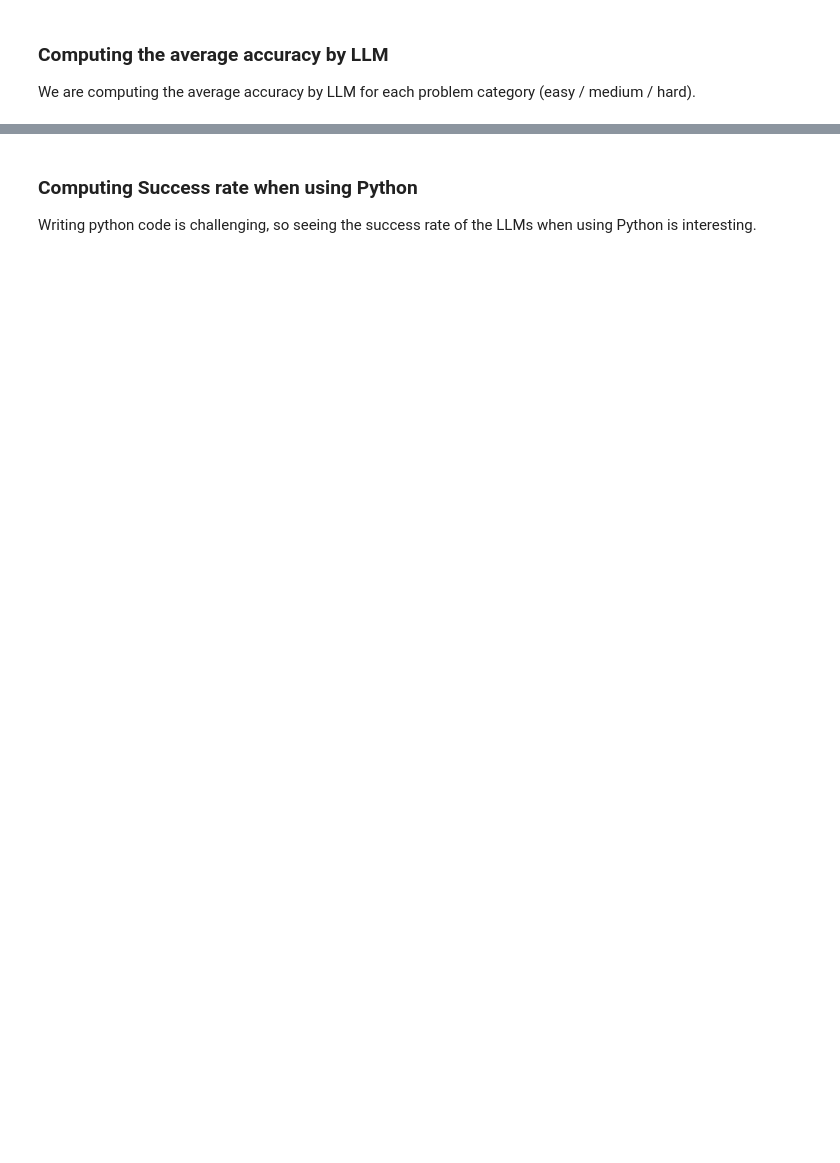
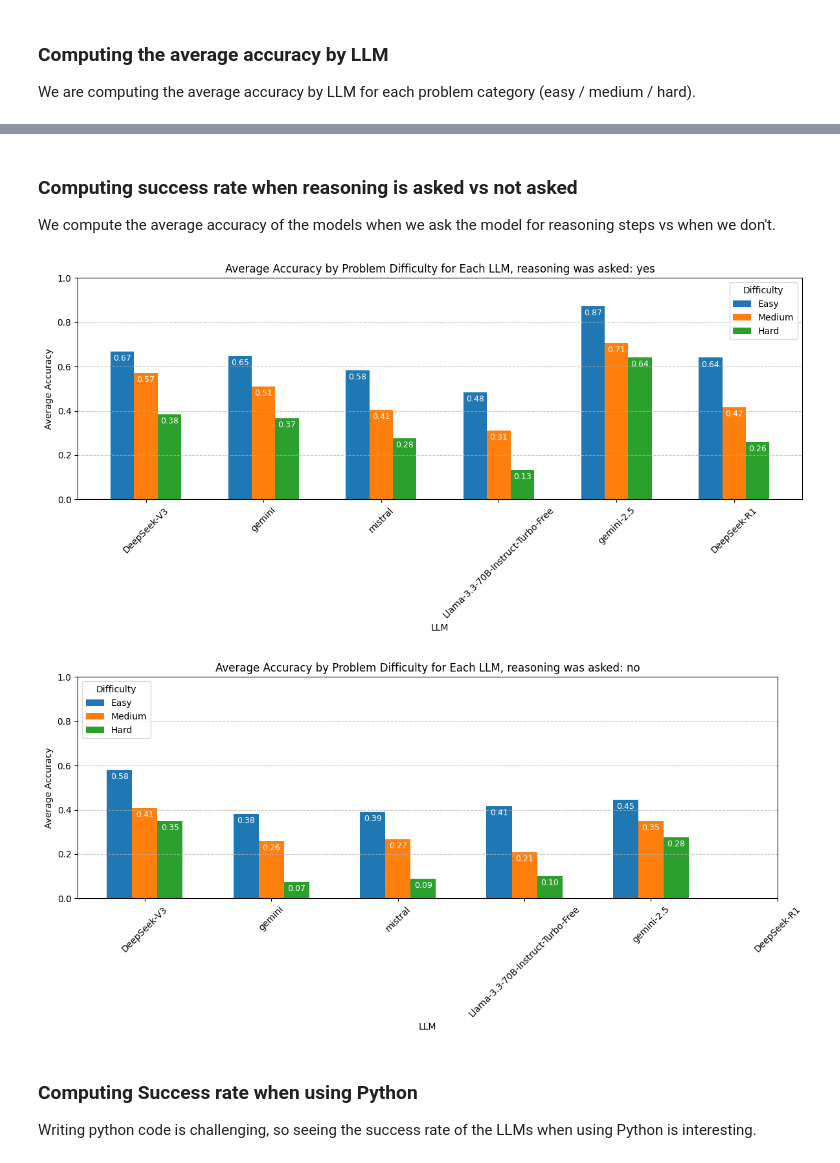
Before and after one commit to theodormoroianu/mateinfoub-with-llm, a Jupyter notebook: src/analysis.ipynb, the cells around one changed output, grey strips where cells are left out. Drawn from its saved outputs; the diff is of its cells as text; code cells hidden in the pictures; blank space fills up the shorter version.

Commit message:
Update solutions, code.

```diff
--- a/src/analysis.ipynb
+++ b/src/analysis.ipynb
@@ -122,3 +176,72 @@ plt.show()
+# %% [markdown]
+### Computing success rate when reasoning is asked vs not asked
+
+We compute the average accuracy of the models when we ask the model for reasoning steps vs when we don't.
+# %%
+for sol_file in ["solutions", "solutions_no_reasoning"]:
+    # Extract data from DuckDB
+    df = duckdb.sql(
+        f"""
+        SELECT edition, problem_index, llm, SUM(correct) as correct, AVG(CAST(correct as float)) as accuracy
+        FROM {sol_file}
+        GROUP BY edition, problem_index, llm
+    """
+    ).df()
+
+    plot_data = {model: {"easy": [], "medium": [], "hard": []} for model in MODELS}
+    for _, row in df.iterrows():
+        plot_data[row["llm"]][problem_index_to_difficulty(row["problem_index"])].append(
+            row["accuracy"]
+        )
+
+    # Plot the data
+
+    # Calculate average accuracy for each difficulty level
+    average_plot_data = {
+        model: {
+            difficulty: np.mean(accuracies) for difficulty, accuracies in data.items()
+        }
+        for model, data in plot_data.items()
+    }
+
+    # Plot the data
+    plt.figure(figsize=(12, 6))
+    bar_width = 0.2
+    index = np.arange(len(MODELS))
+
+    for i, difficulty in enumerate(["easy", "medium", "hard"]):
+        accuracies = [average_plot_data[model][difficulty] for model in MODELS]
+        bars = plt.bar(
+            index + i * bar_width,
+            accuracies,
+            bar_width,
+            label=f"{difficulty.capitalize()}",
+        )
+
+        # Add values on top of the bars
+        for bar, accuracy in zip(bars, accuracies):
+            plt.text(
+                bar.get_x() + bar.get_width() / 2,
+                bar.get_height() - 0.05,
+                f"{accuracy:.2f}",
+                ha="center",
+                va="bottom",
+                fontsize=9,
+                color="white",
+            )
+
+    plt.xlabel("LLM")
+    plt.ylabel("Average Accuracy")
+    plt.title("Average Accuracy by Problem Difficulty for Each LLM, reasoning was asked: " + ("no" if "reasoning" in sol_file else "yes"))
+    plt.xticks(index + bar_width, MODELS, rotation=45)
+    plt.ylim(0, 1)
+    plt.legend(title="Difficulty")
+    plt.grid(axis="y", linestyle="--", alpha=0.7)
+    plt.tight_layout()
+    plt.show()
+# %% [output]
+[figure, added]
+[figure, added]
 # %% [markdown]
 ### Computing Success rate when using Python
 
```
Also changed, not shown: parts of 8 cells of this notebook, 19 other files.
